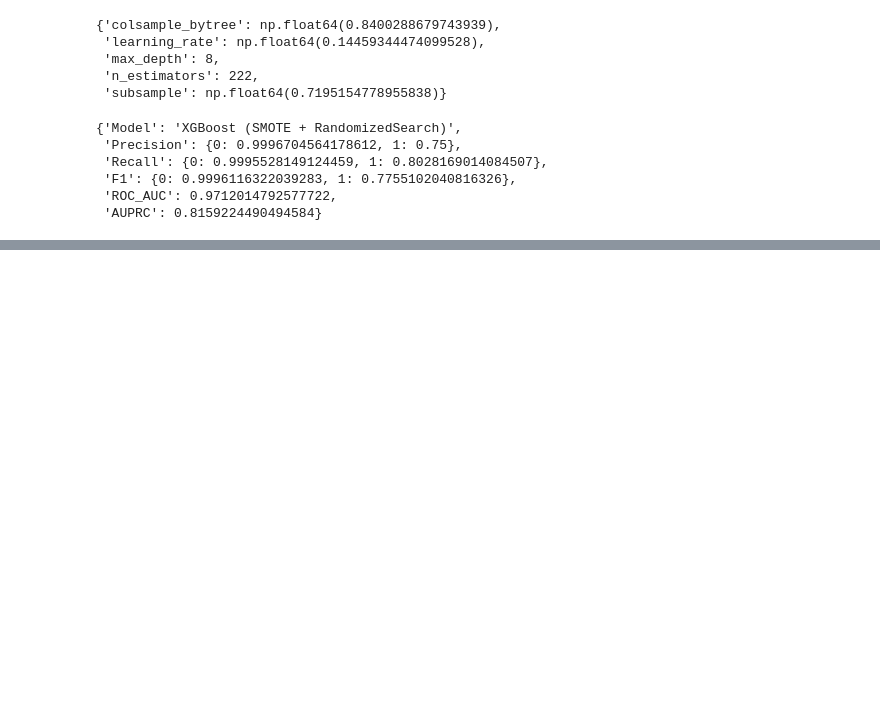
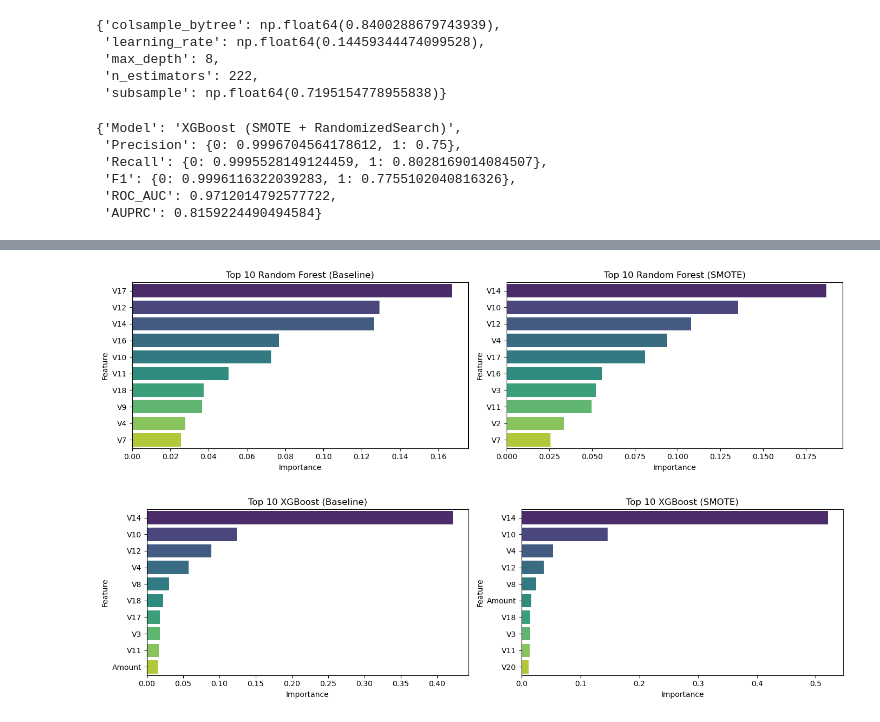
Before and after one commit to AliAbdulHameed/Credit_Card_Fraud_Detection_Team1, a Jupyter notebook: AAI_501_Group_Project_V2.ipynb, the cells around one changed output, grey strips where cells are left out. Drawn from its saved outputs; the diff is of its cells as text; code cells hidden in the pictures; blank space fills up the shorter version.

Commit message:
feature comparison added

```diff
--- a/AAI_501_Group_Project_V2.ipynb
+++ b/AAI_501_Group_Project_V2.ipynb
@@ -762,3 +762,10 @@ all_results
 | 5 | XGBoost - SMOTE | 0: 0.9997 | 1: 0.6105 | 0: 0.9991 | 1: 0.8169 | 0: 0.9994 | 1: 0.6988 | 0.9781 | 0.8042 |
 | 6 | RF - Tuned Pipeline | 0: 0.9996 | 1: 0.8689 | 0: 0.9998 | 1: 0.7465 | 0: 0.9997 | 1: 0.8030 | 0.9690 | 0.8171 |
 | 7 | XGBoost - SMOTE + RandomizedSearch | 0: 0.9997 | 1: 0.7500 | 0: 0.9996 | 1: 0.8028 | 0: 0.9996 | 1: 0.7755 | 0.9712 | 0.8159 |
+# %%
+plot_feature_importances_comparison(rf, best_rf_pipeline.named_steps["rf"], X_train_scaled, "Random Forest")
+
+plot_feature_importances_comparison(xgb_smote, best_xgb, X_train_scaled, "XGBoost")
+# %% [output]
+[figure, added]
+[figure, added]
```
Also changed, not shown: parts of 1 cell of this notebook.
